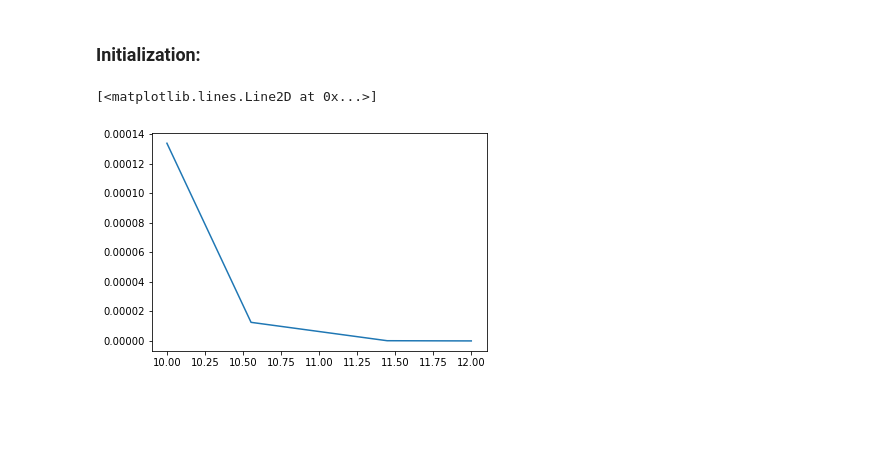
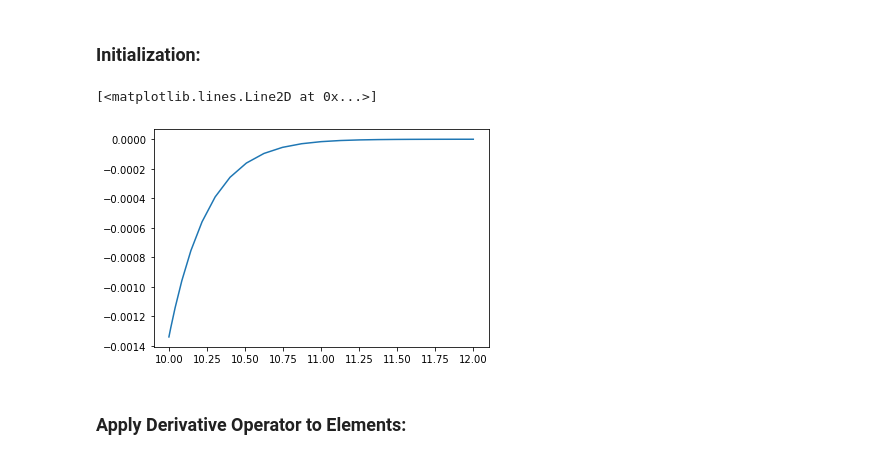
Before and after one commit to msingh1204/FEM, a Jupyter notebook: FEM_Multi.ipynb, the cells around one changed output. Drawn from its saved outputs; the diff is of its cells as text; code cells hidden in the pictures; blank space fills up the shorter version.

```diff
--- a/FEM_Multi.ipynb
+++ b/FEM_Multi.ipynb
@@ -44,9 +44,14 @@ def init_Guassian(input_array, mu, sigma):
         return_array[i, :] = numerator / denominator
 
     return(return_array)
-# %%
-plt.plot(int_points(x_range, 4, L/M, M)[-1],
-         init_Guassian(int_points(x_range, 4, L/M, M), (L/2), 1)[-1])
-# %% [output]
-[<matplotlib.lines.Line2D at 0x...>]
-[figure, removed]
+# %%
+def Guassian_1st_deriv(input_array, mu, sigma):
+    return(-(input_array - mu) / sigma**2 * init_Guassian(input_array, mu, sigma))
+# %%
+plt.plot(int_points(x_range, 25, L/M, M)[-1],
+         Guassian_1st_deriv(int_points(x_range, 25, L/M, M), (L/2), 1)[-1])
+# %% [output]
+[<matplotlib.lines.Line2D at 0x...>]
+[figure, added]
+# %% [markdown]
+### Apply Derivative Operator to Elements:
```
Also changed, not shown: parts of 22 cells of this notebook.
